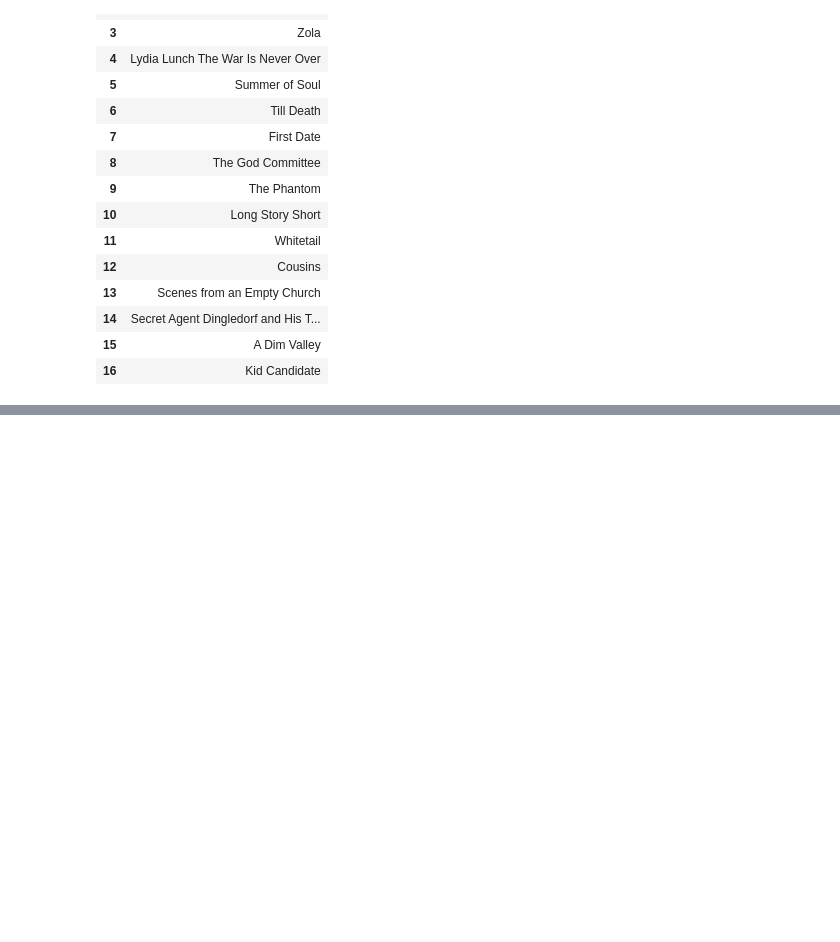
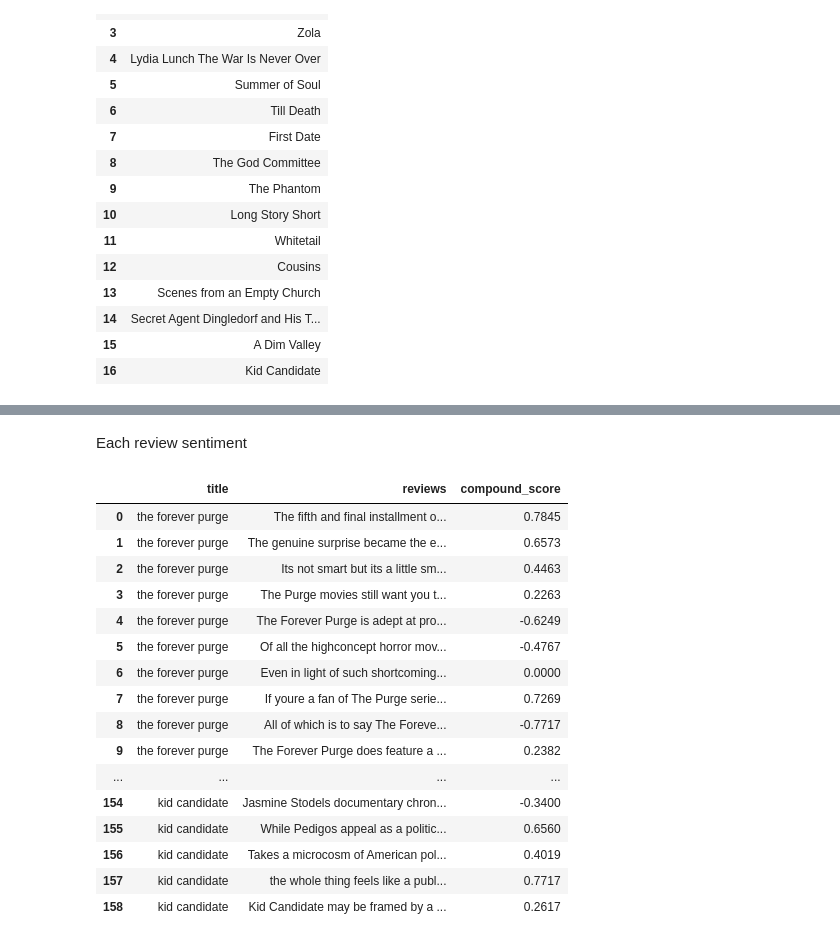
Before and after one commit to haddyadnan/Movie-Review, a Jupyter notebook: WebScrapping.ipynb, the cells around one changed output, grey strips where cells are left out. Saved outputs shown, nothing was run; the diff lists cells and outputs as text; code cells hidden in the pictures; blank space fills up the shorter version.

```diff
--- a/WebScrapping.ipynb
+++ b/WebScrapping.ipynb
@@ -182 +190,3 @@ def get_sentiments(df):
+# %%
+op_score, op_sent = get_sentiments(openingM_review)
 # %%
@@ -190,0 +231,22 @@ up_sent
+# %% [markdown]
+Each review sentiment
+# %%
+op_score
+# %% [output]
+|  | title | reviews | compound_score |
+| 0 | the forever purge | The fifth and final installment o... | 0.7845 |
+| 1 | the forever purge | The genuine surprise became the e... | 0.6573 |
+| 2 | the forever purge | Its not smart but its a little sm... | 0.4463 |
+| 3 | the forever purge | The Purge movies still want you t... | 0.2263 |
+| 4 | the forever purge | The Forever Purge is adept at pro... | -0.6249 |
+| 5 | the forever purge | Of all the highconcept horror mov... | -0.4767 |
+| 6 | the forever purge | Even in light of such shortcoming... | 0.0000 |
+| 7 | the forever purge | If youre a fan of The Purge serie... | 0.7269 |
+| 8 | the forever purge | All of which is to say The Foreve... | -0.7717 |
+| 9 | the forever purge | The Forever Purge does feature a ... | 0.2382 |
+| ... | ... | ... | ... |
+| 154 | kid candidate | Jasmine Stodels documentary chron... | -0.3400 |
+| 155 | kid candidate | While Pedigos appeal as a politic... | 0.6560 |
+| 156 | kid candidate | Takes a microcosm of American pol... | 0.4019 |
+| 157 | kid candidate | the whole thing feels like a publ... | 0.7717 |
+| 158 | kid candidate | Kid Candidate may be framed by a ... | 0.2617 |
```
Also changed, not shown: parts of 12 cells of this notebook.
